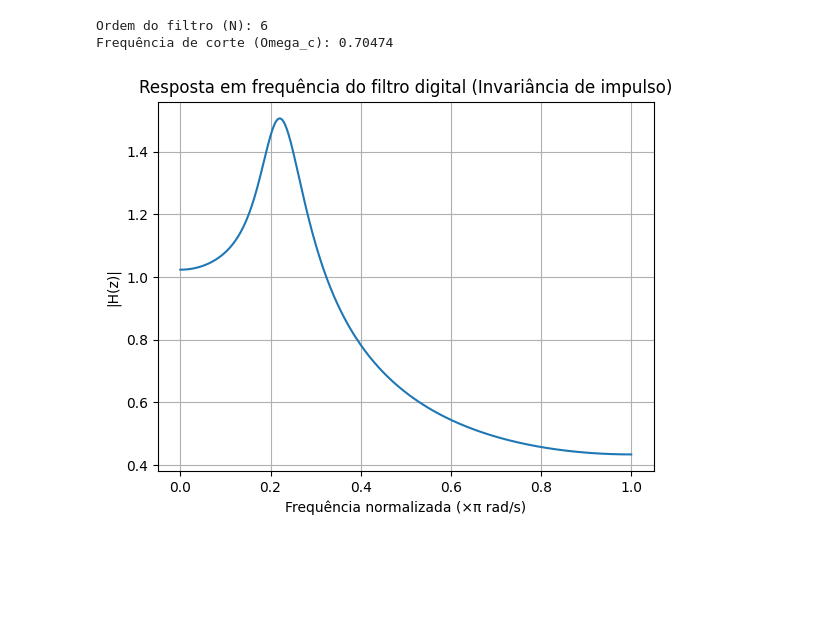
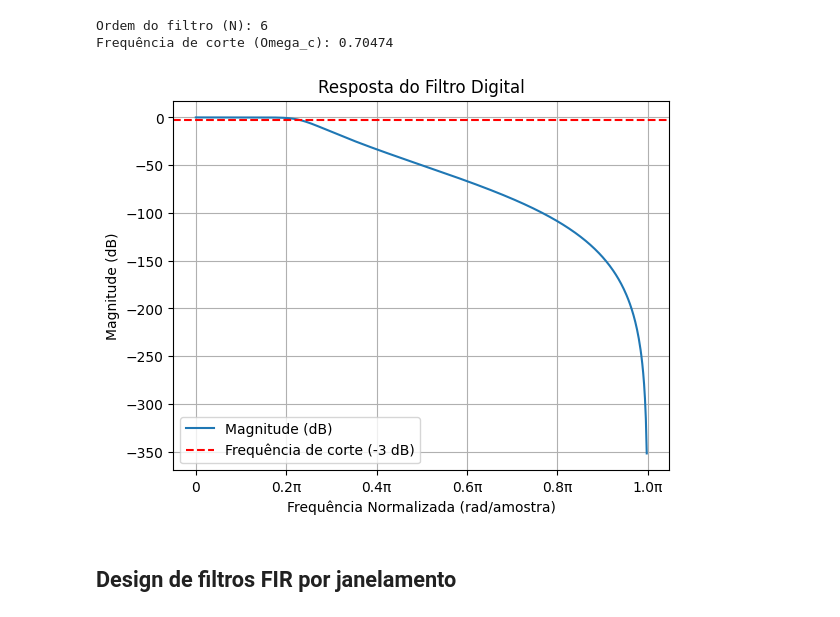
Before and after one commit to JezraelP/ProcessamentoDigitaldeSinais, a Jupyter notebook: Filters Design/Digital Filters Design.ipynb, the cells around one changed output. Drawn from its saved outputs; the diff is of its cells as text; code cells hidden in the pictures; blank space fills up the shorter version.

Commit message:
BilinearTransform

```diff
--- a/Filters Design/Digital Filters Design.ipynb
+++ b/Filters Design/Digital Filters Design.ipynb
@@ -133,55 +149,36 @@ Ordem do filtro (N): 6
 Frequência de corte (Omega_c): 0.70474
 # %%
 import numpy as np
+import matplotlib.pyplot as plt
+from scipy.signal import butter, freqz, bilinear, freqs
 
-def impulse_invariance(N, Omega_c, fs, freq_range):
-    """
-    Calcula a resposta em frequência de um filtro Butterworth digital usando o método de invariância de impulso.
+order = 6
+omega_c = 0.766
+fs = 1000
 
-    Parâmetros:
-        N (int): Ordem do filtro Butterworth.
-        Omega_c (float): Frequência de corte do filtro contínuo (em rad/s).
-        fs (float): Frequência de amostragem do sistema discreto.
-        freq_range (array): Intervalo de frequências em rad/s para análise.
+# Filtro analógico Butterworth
+num, den = butter(order, omega_c, btype='low', analog=True)
+freq, h_s = freqs(num, den)
 
-    Retorna:
-        array: Resposta em frequência do filtro digital.
-    """
-    # Coeficientes do filtro contínuo (raízes s_k)
-    s_k = Omega_c * np.exp(1j * (np.pi * (2 * np.arange(1, N + 1) - 1) / (2 * N) + np.pi / 2))
+num_z, den_z = bilinear(num, den)
+w, h_z = freqz(num_z, den_z)
 
-    # Resposta em frequência no domínio discreto
-    T_d = 1 / fs  # Período de amostragem
-    H_d = np.zeros_like(freq_range, dtype=complex)
+# Plot da resposta
+plt.figure()
+plt.plot(w, 20 * np.log10(abs(h_z)), label="Magnitude (dB)")
+plt.title('Resposta do Filtro Digital')
+plt.xlabel('Frequência Normalizada (rad/amostra)')
+plt.ylabel('Magnitude (dB)')
+plt.grid()
+plt.axhline(-3, color='red', linestyle='--', label='Frequência de corte (-3 dB)')
+plt.legend()
 
-    for k in range(N):
-        # Coeficiente de transformação
-        A_k = np.abs(Omega_c / N)  # Normalização simplificada
-        z_k = np.exp(s_k[k] * T_d)  # Transformação discreta
+ticks = np.linspace(0, np.pi, 6)  # 6 divisões uniformes de 0 a pi
+tick_labels = [f"{tick/np.pi:.1f}π" if tick != 0 else "0" for tick in ticks]
+plt.xticks(ticks, tick_labels)
 
-        # Somatório para H(z)
-        H_d += T_d * A_k / (1 - z_k * np.exp(-1j * freq_range))
-
-    return np.abs(H_d)
-
-# Parâmetros do filtro
-N = 6  # Ordem do filtro calculado anteriormente
-Omega_c = 0.70474  # Frequência de corte do filtro contínuo
-fs = 1  # Frequência de amostragem
-
-# Faixa de frequências para análise (em rad/s)
-freq_range = np.linspace(0, np.pi, 500)  # Frequências de 0 a π rad/s
-
-# Cálculo da resposta em frequência
-H_digital = impulse_invariance(N, Omega_c, fs, freq_range)
-
-# Exibição dos resultados
-import matplotlib.pyplot as plt
-plt.plot(freq_range / np.pi, H_digital)
-plt.title("Resposta em frequência do filtro digital (Invariância de impulso)")
-plt.xlabel("Frequência normalizada (×π rad/s)")
-plt.ylabel("|H(z)|")
-plt.grid()
 plt.show()
 # %% [output]
-[figure, old version]
+[figure, new version]
+# %% [markdown]
+## Design de filtros FIR por janelamento
```
Also changed, not shown: parts of 1 cell of this notebook.
